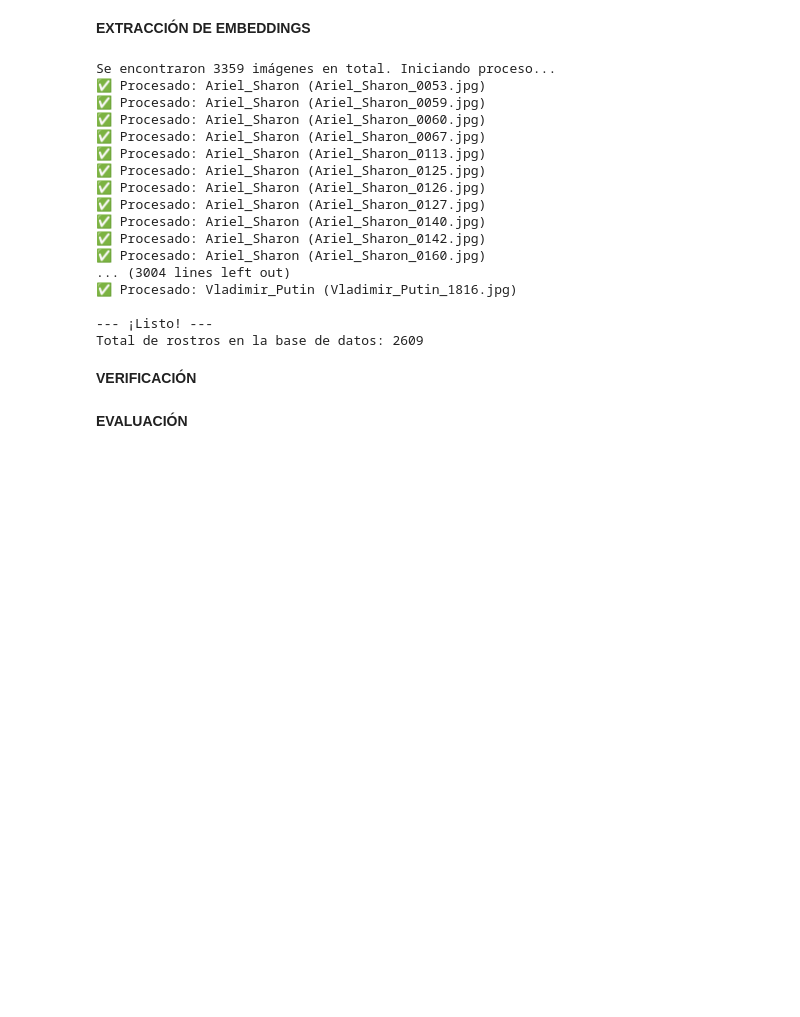
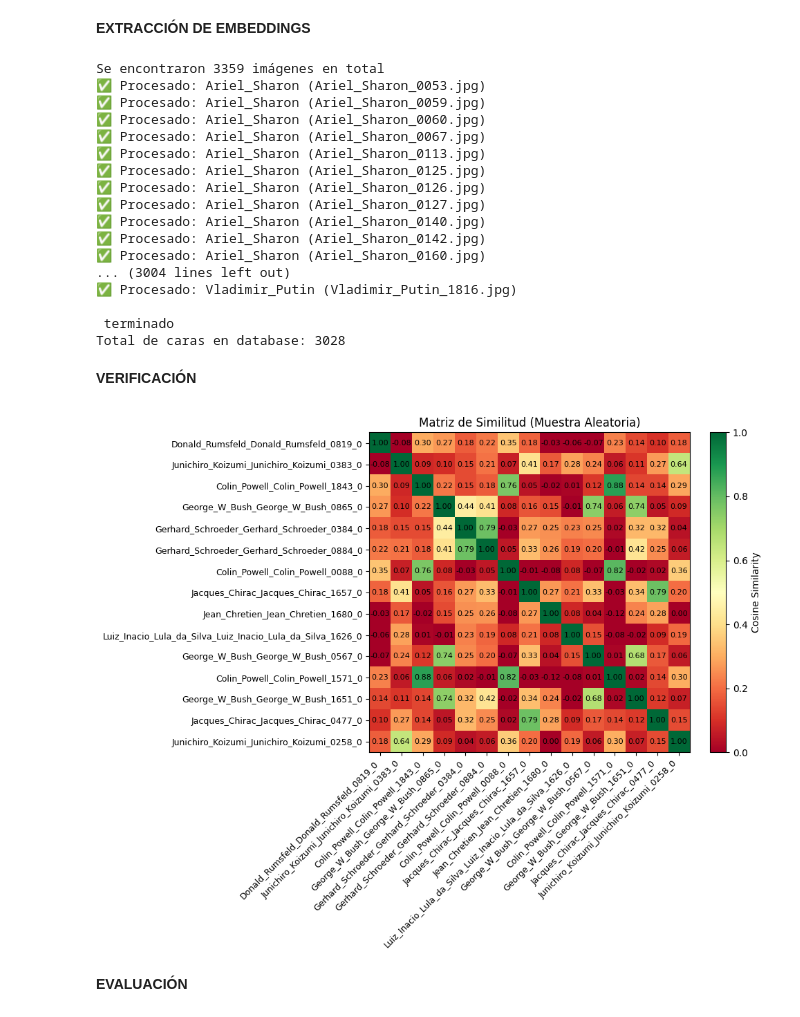
Before and after one commit to EzequielMatiasArevalo/tuia-face-recognition-app, a Jupyter notebook: train.ipynb, the cells around one changed output. Saved outputs shown, nothing was run; the diff lists cells and outputs as text; code cells hidden in the pictures; blank space fills up the shorter version.

```diff
--- a/train.ipynb
+++ b/train.ipynb
@@ -166,6 +174,14 @@ output_dir = Path(r"data\aligned_faces")
 output_dir.mkdir(parents=True, exist_ok=True)
 
 image_files = list(input_root.rglob("*.jpg"))
+
+preprocess = transforms.Compose([
+    transforms.Resize((160, 160)),
+    transforms.ToTensor(),
+    transforms.Normalize(mean=[0.5, 0.5, 0.5], std=[0.5, 0.5, 0.5])
+])
+
+embeddings_db = {}
 
 if not image_files:
     print(f"No se encontraron imágenes en  {input_root}")
@@ -217,7 +233,7 @@ else:
     print(f"\n terminado")
     print(f"Total de caras en database: {len(embeddings_db)}")
 # %% [output]
-Se encontraron 3359 imágenes en total. Iniciando proceso...
+Se encontraron 3359 imágenes en total
 ✅ Procesado: Ariel_Sharon (Ariel_Sharon_0053.jpg)
 ✅ Procesado: Ariel_Sharon (Ariel_Sharon_0059.jpg)
 ✅ Procesado: Ariel_Sharon (Ariel_Sharon_0060.jpg)
@@ -232,42 +248,43 @@ Se encontraron 3359 imágenes en total. Iniciando proceso...
 ... (3004 lines left out)
 ✅ Procesado: Vladimir_Putin (Vladimir_Putin_1816.jpg)
 
---- ¡Listo! ---
-Total de rostros en la base de datos: 2609
+ terminado
+Total de caras en database: 3028
 # %% [markdown]
 **VERIFICACIÓN**
 # %%
 def verificar(emb1, emb2, umbral=0.6):
-    sim = float(np.dot(emb1, emb2))
+
+    sim = float(np.dot(np.ravel(emb1), np.ravel(emb2)))
     return {"similitud": round(sim, 4), "misma_persona": sim >= umbral}
 
-emb_array = np.array(list(embeddings_db.values()))
-emb_labels = list(embeddings_db.keys())
+n_muestras = 15
+indices = random.sample(range(len(emb_labels)), min(n_muestras, len(emb_labels)))
 
+emb_sample = emb_array[indices]
+labels_sample = [emb_labels[i].split('\\')[-1] for i in indices]
 
-sim_matrix = emb_array @ emb_array.T
-
+sim_matrix = emb_sample @ emb_sample.T
 
 fig, ax = plt.subplots(figsize=(10, 8))
 im = ax.imshow(sim_matrix, cmap="RdYlGn", vmin=0, vmax=1)
-
 plt.colorbar(im, ax=ax, label="Cosine Similarity")
 
-
-ticks = range(len(emb_labels))
+ticks = range(len(labels_sample))
 ax.set_xticks(ticks)
 ax.set_yticks(ticks)
-ax.set_xticklabels(emb_labels, rotation=45, ha="right", fontsize=8)
-ax.set_yticklabels(emb_labels, fontsize=8)
+ax.set_xticklabels(labels_sample, rotation=45, ha="right", fontsize=9)
+ax.set_yticklabels(labels_sample, fontsize=9)
 
+for i in range(len(labels_sample)):
+    for j in range(len(labels_sample)):
+        ax.text(j, i, f"{sim_matrix[i, j]:.2f}",
+                ha="center", va="center", color="black", fontsize=8)
 
-for i in range(len(emb_labels)):
-    for j in range(len(emb_labels)):
-        ax.text(j, i, f"{sim_matrix[i, j]:.2f}",
-                ha="center", va="center", color="black", fontsize=7)
-
-ax.set_title("Matriz de Similitud entre Imágenes Procesadas")
+ax.set_title("Matriz de Similitud (Muestra Aleatoria)")
 plt.tight_layout()
 plt.show()
+# %% [output]
+[figure, added]
 # %% [markdown]
 **EVALUACIÓN**
```
Also changed, not shown: parts of 5 cells of this notebook, 1 other file.
